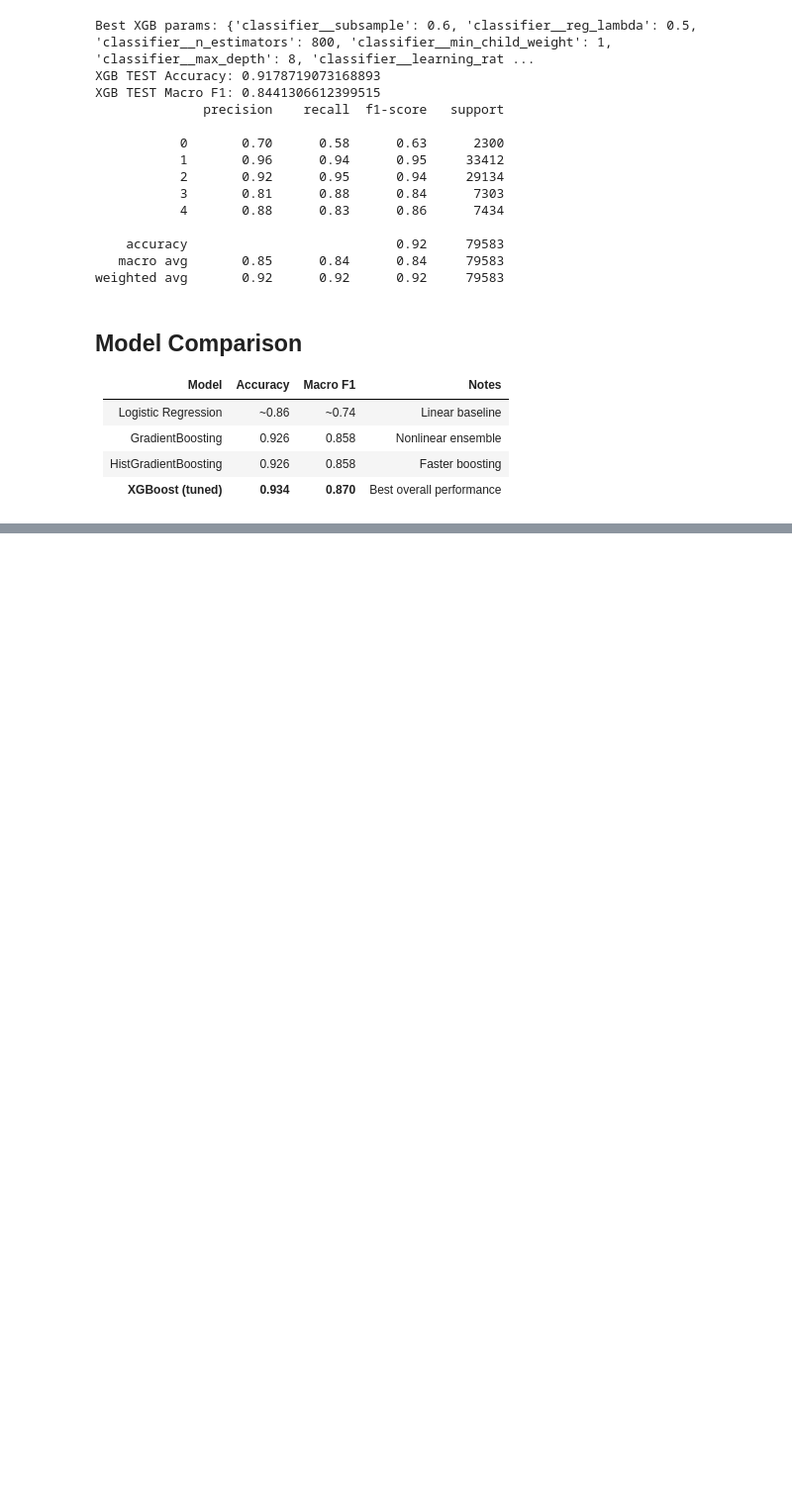
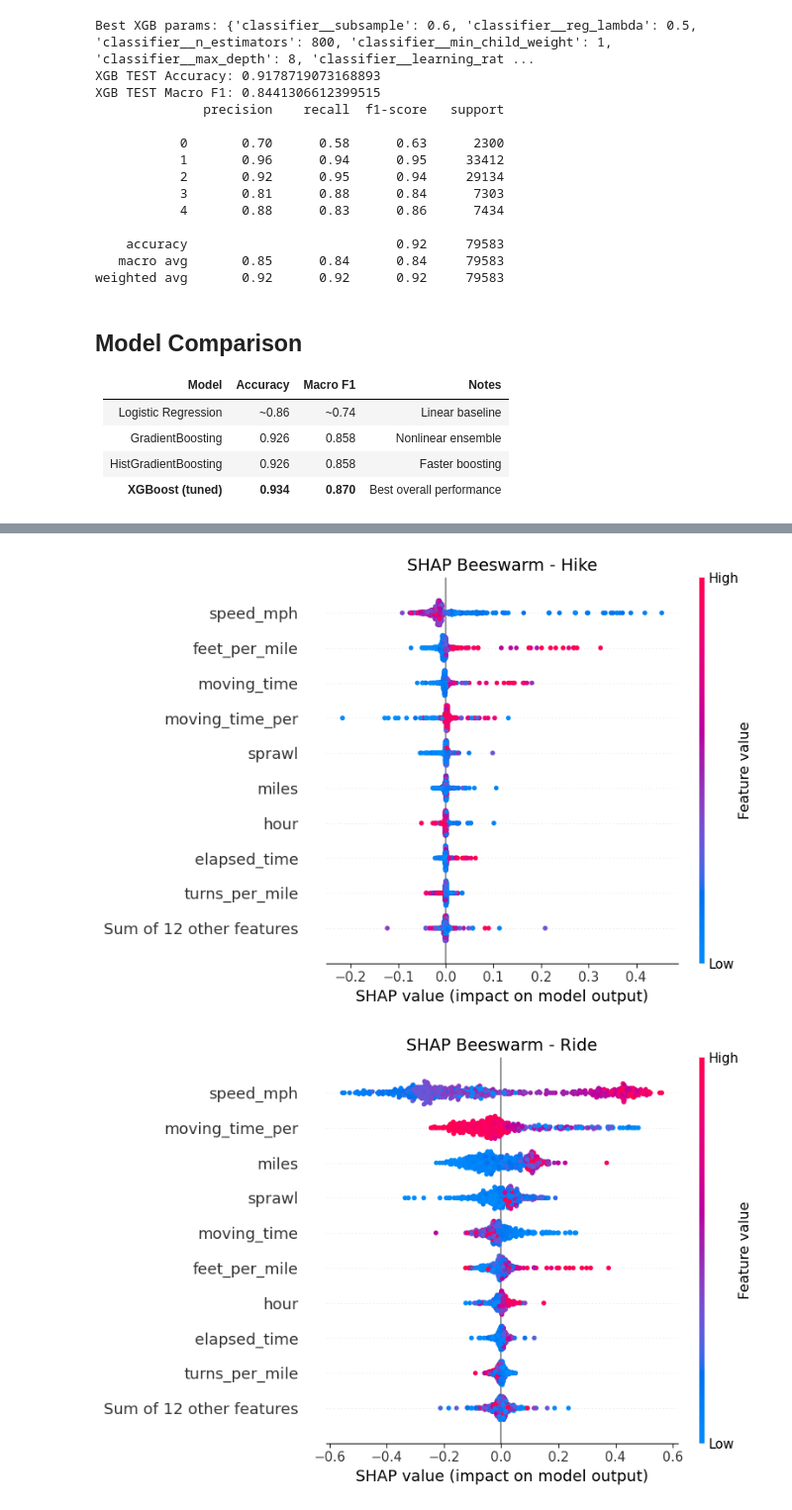
Before and after one commit to OGladfelter/sport-classification-model, a Jupyter notebook: 03-modeling.ipynb, the cells around one changed output, grey strips where cells are left out. Shown at 99% size. Saved outputs shown, nothing was run; the diff lists cells and outputs as text; code cells hidden in the pictures; blank space fills up the shorter version.

```diff
--- a/03-modeling.ipynb
+++ b/03-modeling.ipynb
@@ -711,0 +722,23 @@ Pipeline(steps=[('preprocessing',
+# %%
+# Class Beeswarm plot
+
+class_names = ['Hike', 'Ride', 'Run', 'Walk', 'Workout']
+
+for i, class_name in enumerate(class_names):
+    shap.plots.beeswarm(
+        shap.Explanation(
+            values=shap_values.values[:, :, i],
+            base_values=shap_values.base_values[:, i],
+            data=sample.values,
+            feature_names=feature_names
+        ),
+        max_display=10,
+        show=False
+    )
+    plt.title(f'SHAP Beeswarm - {class_name}', fontsize=14)
+    plt.tight_layout()
+    plt.savefig(f'shap_beeswarm_{class_name}.png', dpi=150, bbox_inches='tight')
+    plt.show()
+# %% [output]
+[figure, added]
+[figure, added]
```
Also changed, not shown: parts of 11 cells of this notebook, 6 other files.
